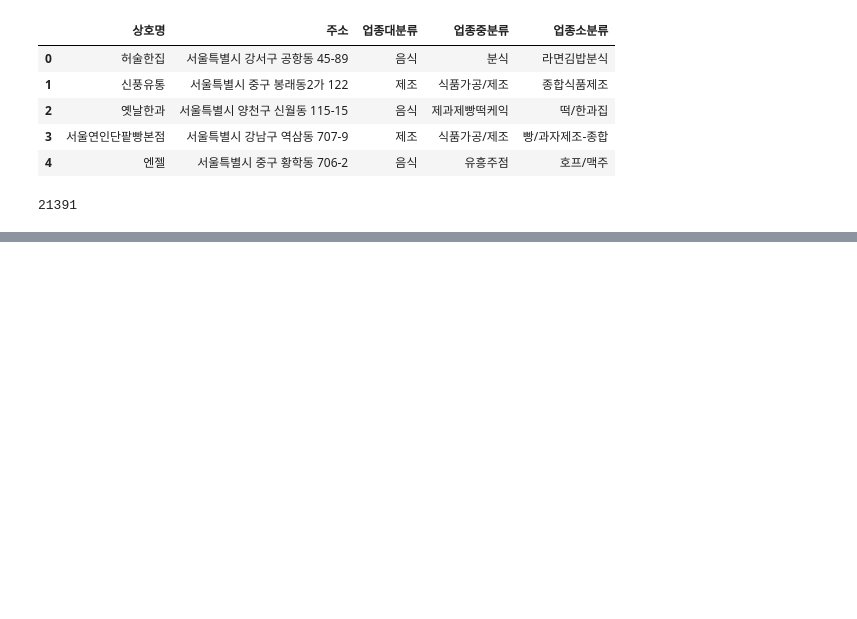
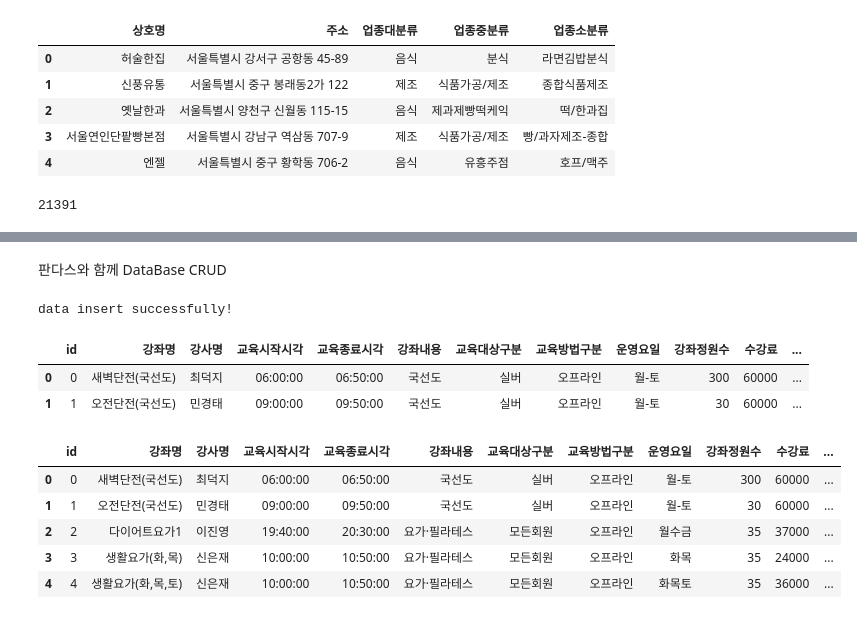
Before and after one commit to leekyuyoung-ai/AI, a Jupyter notebook: 1_5_데이터_베이스.ipynb, the cells around one changed output, grey strips where cells are left out. Drawn from its saved outputs; the diff is of its cells as text; code cells hidden in the pictures; blank space fills up the shorter version.

```diff
--- a/1_5_데이터_베이스.ipynb
+++ b/1_5_데이터_베이스.ipynb
@@ -290,0 +367,27 @@ conn.close()
+# %% [markdown]
+판다스와 함께 DataBase CRUD
+# %%
+# Create
+df = pd.read_csv('/content/drive/MyDrive/DB/강남구도시관리공단_강남스포츠문화센터 프로그램 정보_20240228.csv'
+        ,encoding='cp949')
+# 데이터 베이스 만들기
+conn = sqlite3.connect('/content/drive/MyDrive/DB/kangnam_sportscenter.db')
+df.index.name = 'id'
+df.to_sql('sportscenter', conn, if_exists='replace',index=True)
+print("data insert successfully!")
+# 연결종료
+conn.close()
+# %% [output]
+data insert successfully!
+# %%
+# Read / all
+conn = sqlite3.connect('/content/drive/MyDrive/DB/kangnam_sportscenter.db')
+df = pd.read_sql('select * from sportscenter', conn)
+# 연결 종료
+conn.close()
+
+df.head(2)
+# %% [output]
+|  | id | 강좌명 | 강사명 | 교육시작시각 | 교육종료시각 | 강좌내용 | 교육대상구분 | 교육방법구분 | 운영요일 | 강좌정원수 | 수강료 | ... |
+| 0 | 0 | 새벽단전(국선도) | 최덕지 | 06:00:00 | 06:50:00 | 국선도 | 실버 | 오프라인 | 월-토 | 300 | 60000 | ... |
+| 1 | 1 | 오전단전(국선도) | 민경태 | 09:00:00 | 09:50:00 | 국선도 | 실버 | 오프라인 | 월-토 | 30 | 60000 | ... |
@@ -290,0 +411,15 @@ conn.close()
+# %%
+# 스포츠센터 데이터를 조회 - 수강료가 10만원 이하인 강좌
+
+conn = sqlite3.connect('/content/drive/MyDrive/DB/kangnam_sportscenter.db')
+df = pd.read_sql('select * from sportscenter where 수강료 <= 100000', conn)
+# 연결 종료
+conn.close()
+df.head()
+# %% [output]
+|  | id | 강좌명 | 강사명 | 교육시작시각 | 교육종료시각 | 강좌내용 | 교육대상구분 | 교육방법구분 | 운영요일 | 강좌정원수 | 수강료 | ... |
+| 0 | 0 | 새벽단전(국선도) | 최덕지 | 06:00:00 | 06:50:00 | 국선도 | 실버 | 오프라인 | 월-토 | 300 | 60000 | ... |
+| 1 | 1 | 오전단전(국선도) | 민경태 | 09:00:00 | 09:50:00 | 국선도 | 실버 | 오프라인 | 월-토 | 30 | 60000 | ... |
+| 2 | 2 | 다이어트요가1 | 이진영 | 19:40:00 | 20:30:00 | 요가·필라테스 | 모든회원 | 오프라인 | 월수금 | 35 | 37000 | ... |
+| 3 | 3 | 생활요가(화,목) | 신은재 | 10:00:00 | 10:50:00 | 요가·필라테스 | 모든회원 | 오프라인 | 화목 | 35 | 24000 | ... |
+| 4 | 4 | 생활요가(화,목,토) | 신은재 | 10:00:00 | 10:50:00 | 요가·필라테스 | 모든회원 | 오프라인 | 화목토 | 35 | 36000 | ... |
```
Also changed, not shown: parts of 16 cells of this notebook.
